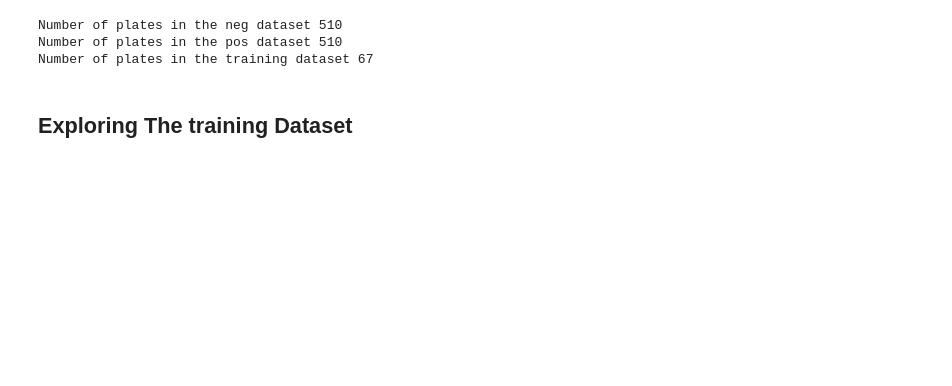
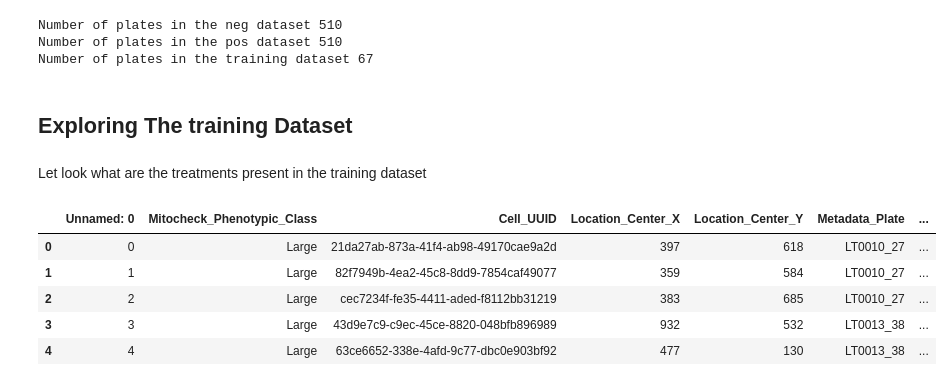
Before and after one commit to axiomcura/CSCI-5931-FinalProject, a Jupyter notebook: notebooks/1.exploratory_data_analysis/1.exploratory_data_analysis.ipynb, the cells around one changed output. Saved outputs shown, nothing was run; the diff lists cells and outputs as text; code cells hidden in the pictures; blank space fills up the shorter version.

Commit message:
notebook pipeline done and analysis mode and script added

```diff
--- a/notebooks/1.exploratory_data_analysis/1.exploratory_data_analysis.ipynb
+++ b/notebooks/1.exploratory_data_analysis/1.exploratory_data_analysis.ipynb
@@ -91,3 +69,16 @@ Number of plates in the pos dataset 510
 Number of plates in the training dataset 67
 # %% [markdown]
 ## Exploring The training Dataset
+# %% [markdown]
+Let look what are the treatments present in the training dataset
+# %%
+# Looking at the metadata about each individual cells within the training data
+training_meta, training_features = analysis_utils.split_mitocheck_features(training_df)
+training_df[training_meta].head()
+# %% [output]
+|  | Unnamed: 0 | Mitocheck_Phenotypic_Class | Cell_UUID | Location_Center_X | Location_Center_Y | Metadata_Plate | ... |
+| 0 | 0 | Large | 21da27ab-873a-41f4-ab98-49170cae9a2d | 397 | 618 | LT0010_27 | ... |
+| 1 | 1 | Large | 82f7949b-4ea2-45c8-8dd9-7854caf49077 | 359 | 584 | LT0010_27 | ... |
+| 2 | 2 | Large | cec7234f-fe35-4411-aded-f8112bb31219 | 383 | 685 | LT0010_27 | ... |
+| 3 | 3 | Large | 43d9e7c9-c9ec-45ce-8820-048bfb896989 | 932 | 532 | LT0013_38 | ... |
+| 4 | 4 | Large | 63ce6652-338e-4afd-9c77-dbc0e903bf92 | 477 | 130 | LT0013_38 | ... |
```
Also changed, not shown: parts of 9 cells of this notebook, 10 other files.
